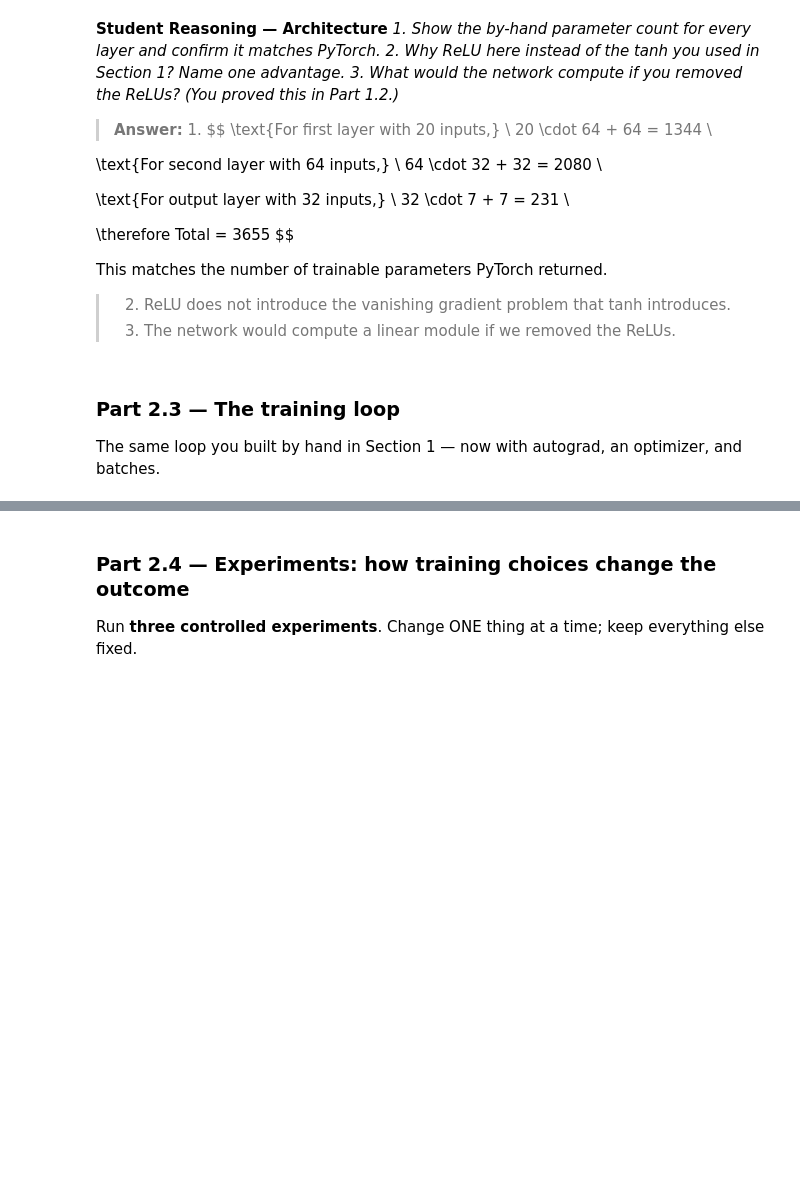
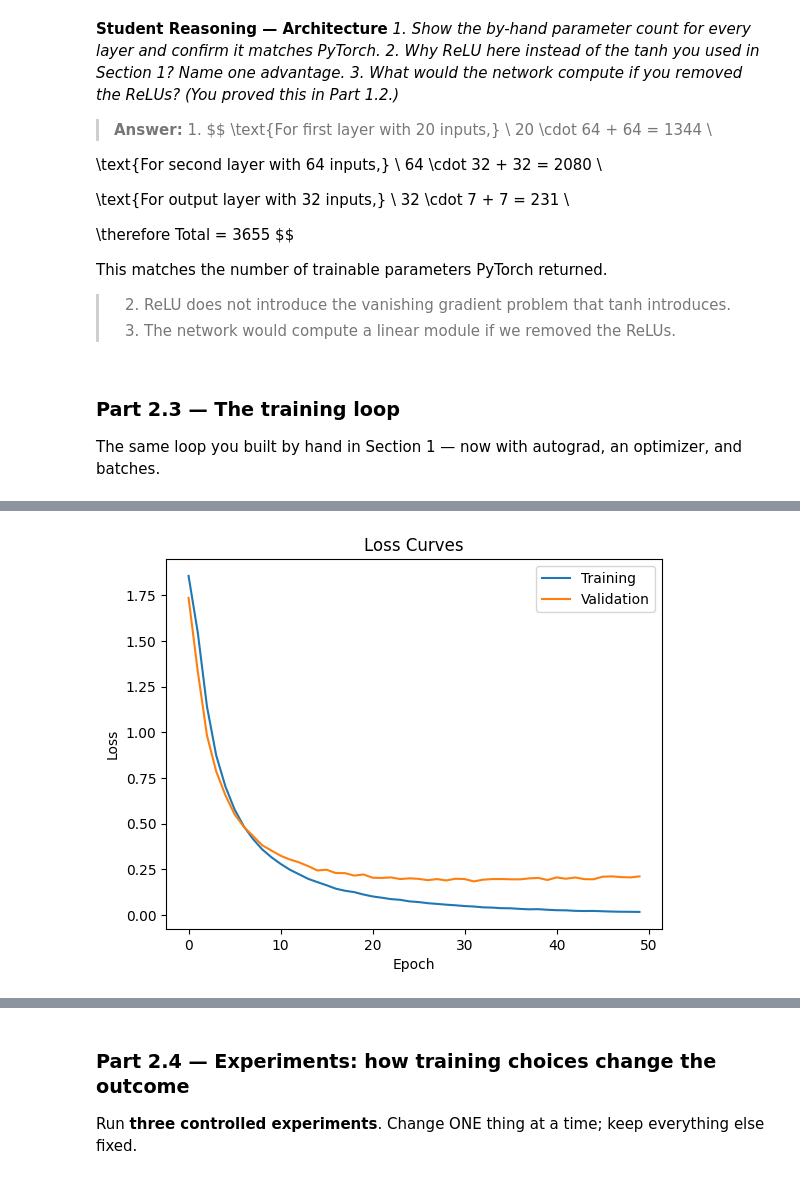
Before and after one commit to issahtiyum/lab-3, a Jupyter notebook: Lab_3.ipynb, the cells around one changed output, grey strips where cells are left out. Drawn from its saved outputs; the diff is of its cells as text; code cells hidden in the pictures; blank space fills up the shorter version.

Commit message:
part 2.3

```diff
--- a/Lab_3.ipynb
+++ b/Lab_3.ipynb
@@ -535,8 +535,8 @@ class FeedForwardNet(nn.Module):
 
   def forward(self, x):
     x = F.relu(self.fc1(x))
-    x = F.relu(self.fc2.x)
-    x = self.out(x)
+    x = F.relu(self.fc2(x))
+    x = self.output(x)
 
     return x
 
@@ -544,7 +544,7 @@ class FeedForwardNet(nn.Module):
 
 # TODO: Instantiate, move to DEVICE, print the model.
 torch.manual_seed(RANDOM_STATE)
-ffn_model = FeedForwardNet(X.shape[1])
+ffn_model = FeedForwardNet(X_train.shape[1])
 
 ffn_model.to(DEVICE)
 
@@ -592,18 +592,86 @@ The same loop you built by hand in Section 1 — now with autograd, an optimizer
 # %%
 # TODO: criterion = nn.CrossEntropyLoss()
 #       optimizer = torch.optim.Adam(model.parameters(), lr=1e-3)   # or SGD — justify
+criterion = nn.CrossEntropyLoss()
+optimizer = torch.optim.Adam(ffn_model.parameters(), lr=1e-3)   # or SGD — justify
+
+epochs = 50
+best_val_accuracy = 0
+history = {"train_losses": [],
+           "train_accuracies": [],
+           "val_losses": [],
+           "val_accuracies": []
+          }
 
 # TODO: Train for at least 50 epochs. Each epoch:
-#   1. model.train(); for xb, yb in train_loader:
-#        optimizer.zero_grad()
-#        logits = model(xb.to(DEVICE))
-#        loss = criterion(logits, yb.to(DEVICE))
-#        loss.backward()          # <- the backprop you wrote by hand in Part 1.2
-#        optimizer.step()         # <- the update rule you wrote in Part 1.1
+for epoch in range(epochs):
+    ffn_model.train()
+
+    train_loss = 0
+    train_correct = 0
+    train_total = 0
+
+    for xb, yb in train_loader:
+        optimizer.zero_grad()
+        logits = ffn_model(xb.to(DEVICE))
+        loss = criterion(logits, yb.to(DEVICE))
+        loss.backward()          # <- the backprop you wrote by hand in Part 1.2
+        optimizer.step()        # <- the update rule you wrote in Part 1.1
+
+        train_loss += loss.item() * xb.size(0)
+        train_correct += (logits.argmax(dim=1) == yb.to(DEVICE)).sum().item()
+        train_total += yb.size(0)
+
+    train_loss /= train_total
+    train_accuracy = train_correct / train_total
+    history["train_losses"].append(train_loss)
+    history["train_accuracies"].append(train_accuracy)
+
 #   2. model.eval() + torch.no_grad(): compute loss AND accuracy on train and validation sets
+    ffn_model.eval()
+    with torch.no_grad():
+
+      val_loss = 0
+      val_correct = 0
+      val_total = 0
+      for xb, yb in val_loader:
+          logits = ffn_model(xb.to(DEVICE))
+          loss = criterion(logits, yb.to(DEVICE))
+
+          val_loss += loss.item() * xb.size(0)
+          val_correct += (logits.argmax(dim=1) == yb.to(DEVICE)).sum().item()
+          val_total += yb.size(0)
+
+    val_loss /= val_total
+    val_accuracy = val_correct / val_total
+    history["val_losses"].append(val_loss)
+    history["val_accuracies"].append(val_accuracy)
+
 #   3. Append everything to history lists; print a one-line summary per epoch.
+    print(f'Epoch No: {epoch + 1}, Training Accuracy: {train_accuracy}, Training Loss: {train_loss}, Validation Accuracy: {val_accuracy}, Validation Loss: {val_loss}')
+
 
 # TODO: Save the best model (highest validation accuracy):
 #   torch.save(model.state_dict(), "ffn_best.pt")
+    if val_accuracy > best_val_accuracy:
+        best_val_accuracy = val_accuracy
+        torch.save(ffn_model.state_dict(), "ffn_best.pt")
 
 # TODO: Plot loss curves (train + val) and accuracy curves (train + val), with legends.
+# plt.plot(range(epochs), losses)
+plt.plot(range(epochs), history["train_losses"], label = "Training")
+plt.plot(range(epochs), history["val_losses"], label = "Validation")
+plt.legend()
+plt.title("Loss Curves")
+plt.xlabel("Epoch")
+plt.ylabel("Loss")
+plt.show()
+
+plt.plot(range(epochs), history["train_accuracies"], label = "Training")
+plt.plot(range(epochs), history["val_accuracies"], label = "Validation")
+plt.legend()
+plt.title("Accuracy Curves")
+plt.xlabel("Epoch")
+plt.ylabel("Accuracy")
+plt.show()
+# %% [output]
@@ -609,0 +695 @@ The same loop you built by hand in Section 1 — now with autograd, an optimizer
+[figure, added]
```
Also changed, not shown: parts of 3 cells of this notebook, 1 other file.
